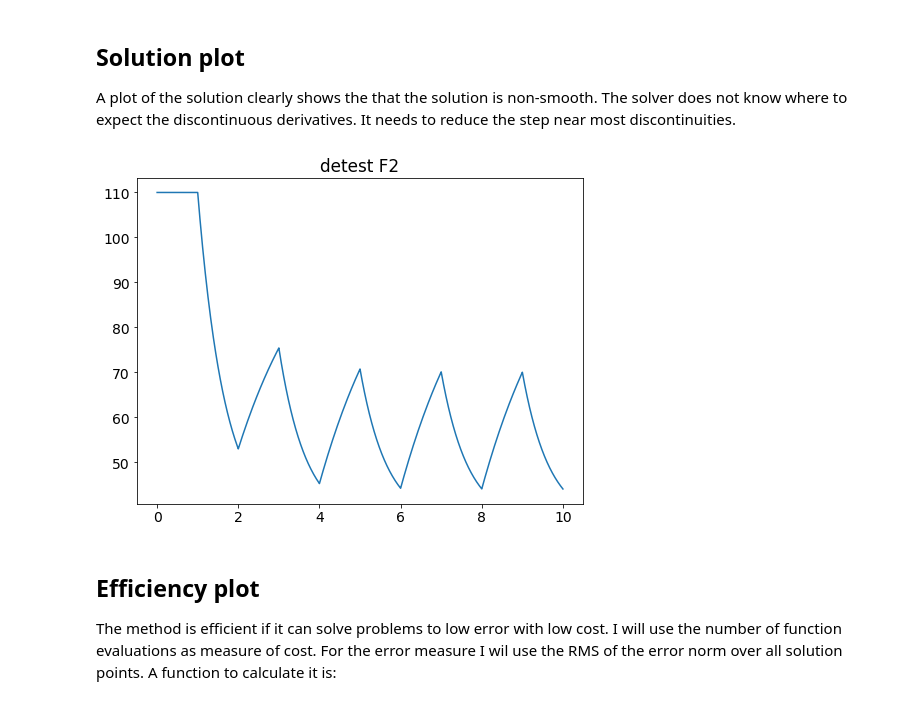
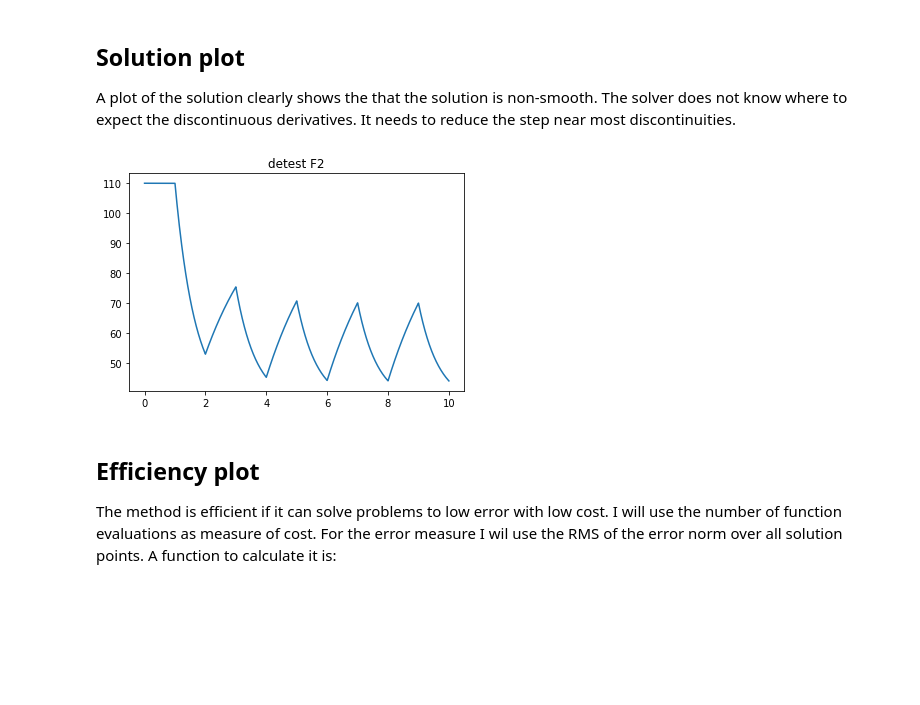
Before and after one commit to WRKampi/extensisq, a Jupyter notebook: docs/Cash_Karp.ipynb, the cells around one changed output. Cells and saved outputs as stored; diff of their text form; code cells hidden in the pictures; blank space fills up the shorter version.

```diff
--- a/docs/Cash_Karp.ipynb
+++ b/docs/Cash_Karp.ipynb
@@ -27,15 +27,13 @@ A plot of the solution clearly shows the that the solution is non-smooth. The so
 # %%
 %matplotlib inline
 import matplotlib.pyplot as plt
-plt.rcParams['figure.figsize'] = [8, 6]
-plt.rcParams['font.size'] = 14
 
 plt.figure()
 plt.plot(reference.t, reference.y.T)
 plt.title('detest F2')
 plt.show()
 # %% [output]
-[figure, old version]
+[figure, new version]
 # %% [markdown]
 ## Efficiency plot
 The method is efficient if it can solve problems to low error with low cost. I will use the number of function evaluations as measure of cost. For the error measure I wil use the RMS of the error norm over all solution points. A function to calculate it is:
```
Also changed, not shown: parts of 1 cell of this notebook, 2 other files.
